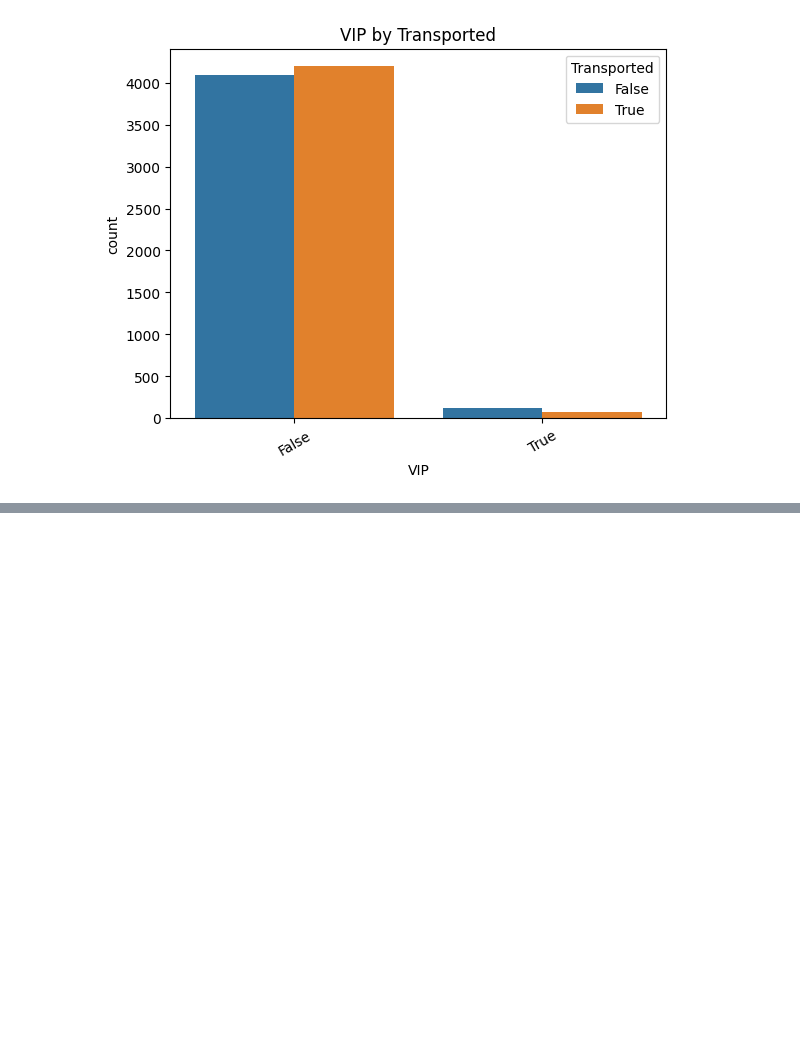
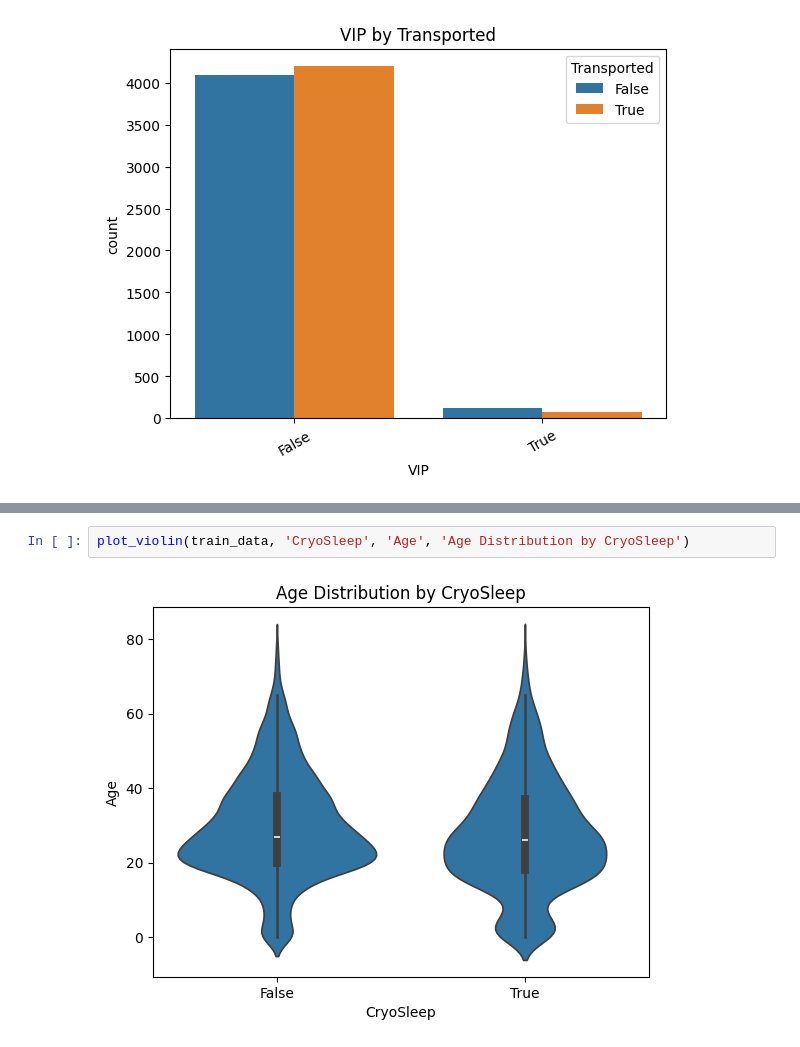
Before and after one commit to ravsperiments/llm-learning-journey, a Jupyter notebook: notebooks/spaceship-titanic/notebooks/01_eda_baseline.ipynb, the cells around one changed output, grey strips where cells are left out. Cells and saved outputs as stored; diff of their text form; blank space fills up the shorter version.

```diff
--- a/notebooks/spaceship-titanic/notebooks/01_eda_baseline.ipynb
+++ b/notebooks/spaceship-titanic/notebooks/01_eda_baseline.ipynb
@@ -68,0 +112,4 @@ plot_categoricals(train_data, ['HomePlanet', 'CryoSleep', 'Destination', 'VIP'],
+# %%
+plot_violin(train_data, 'CryoSleep', 'Age', 'Age Distribution by CryoSleep')
+# %% [output]
+[figure, added]
```
Also changed, not shown: parts of 7 cells of this notebook, 4 other files.
